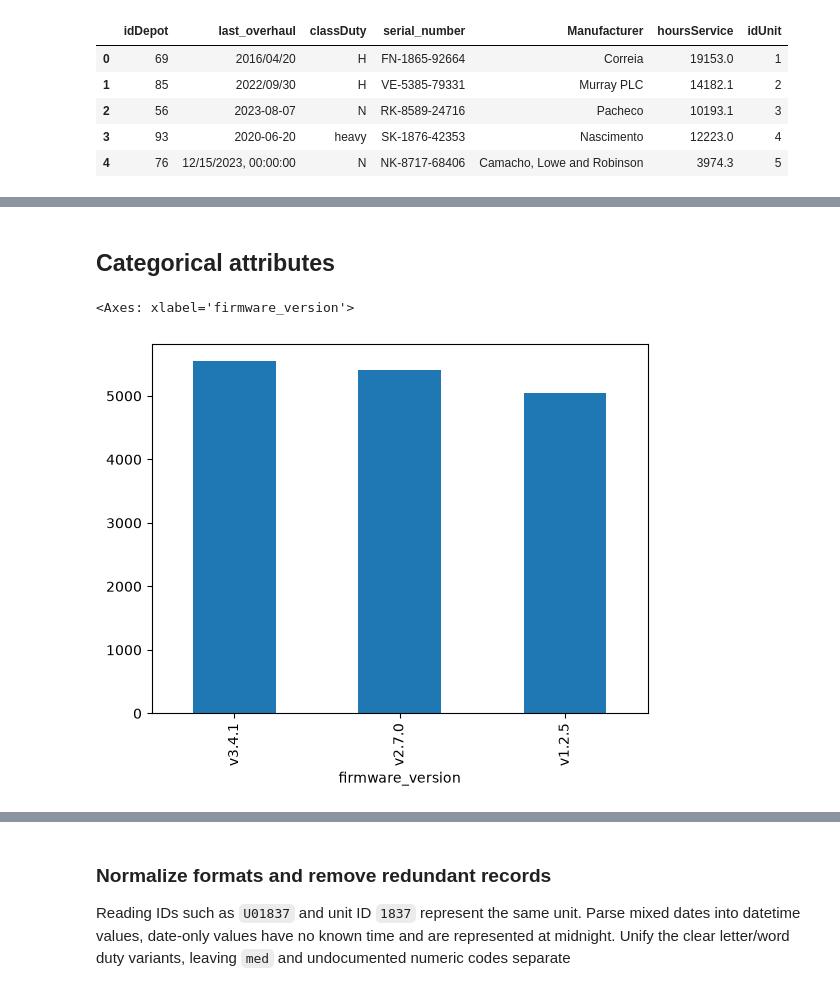
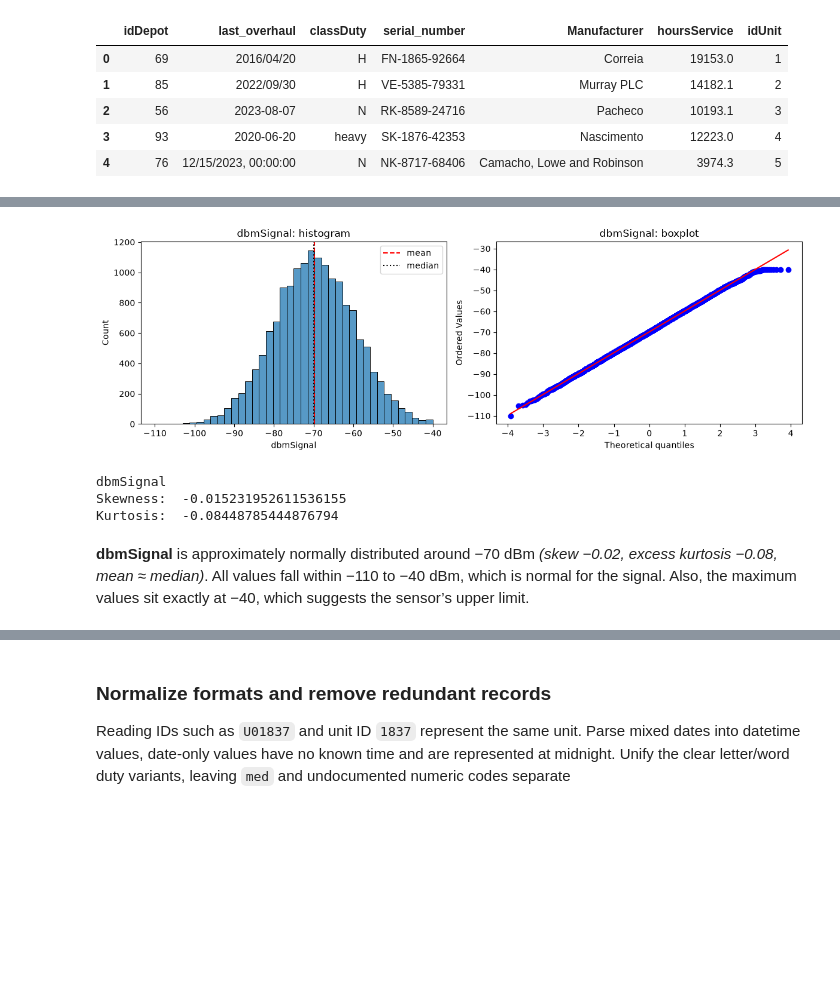
Before and after one commit to CIEXYZ/IAU_Kysil_Petrishka, a Jupyter notebook: src/phase1.ipynb, the cells around one changed output, grey strips where cells are left out. Cells and saved outputs as stored; diff of their text form; code cells hidden in the pictures; blank space fills up the shorter version.

Commit message:
feat: 1.1 D and E added; fix: rewritten 1.1 B and new graphs for 1.1 C

```diff
--- a/src/phase1.ipynb
+++ b/src/phase1.ipynb
@@ -147,7 +122,27 @@ plt.show()
-# %% [markdown]
-## Categorical attributes
-# %%
-gateways_df.firmware_version.value_counts().plot(kind='bar')
-# %% [output]
-<Axes: xlabel='firmware_version'>
-[figure, removed]
+# %%
+def describe_numeric(df, col, unit=""):
+    s = df[col].dropna()
+
+    fig,axes=plt.subplots(1, 2, figsize = (12, 4))
+    sns.histplot(s, bins=40, ax=axes[0])
+    axes[0].axvline(s.mean(), color="red", linestyle="--", label="mean")
+    axes[0].axvline(s.median(), color="black", linestyle=":", label="median")
+    axes[0].set_title(f"{col}: histogram")
+    axes[0].legend()
+
+    stats.probplot(df[col], dist="norm", plot=plt)
+    axes[1].set_title(f"{col}: boxplot")
+
+    plt.tight_layout()
+    plt.show()
+
+    print(f"{col}\nSkewness: ", df[col].skew(), "\nKurtosis: ", df[col].kurtosis())
+# %%
+describe_numeric(gateways_df, 'dbmSignal')
+# %% [output]
+[figure, added]
+dbmSignal
+Skewness:  -0.015231952611536155
+Kurtosis:  -0.08448785444876794
+# %% [markdown]
+**dbmSignal** is approximately normally distributed around −70 dBm *(skew −0.02, excess kurtosis −0.08, mean ≈ median)*. All values fall within −110 to −40 dBm, which is normal for the signal. Also, the maximum values sit exactly at −40, which suggests the sensor’s upper limit.
```
Also changed, not shown: parts of 81 cells of this notebook.
